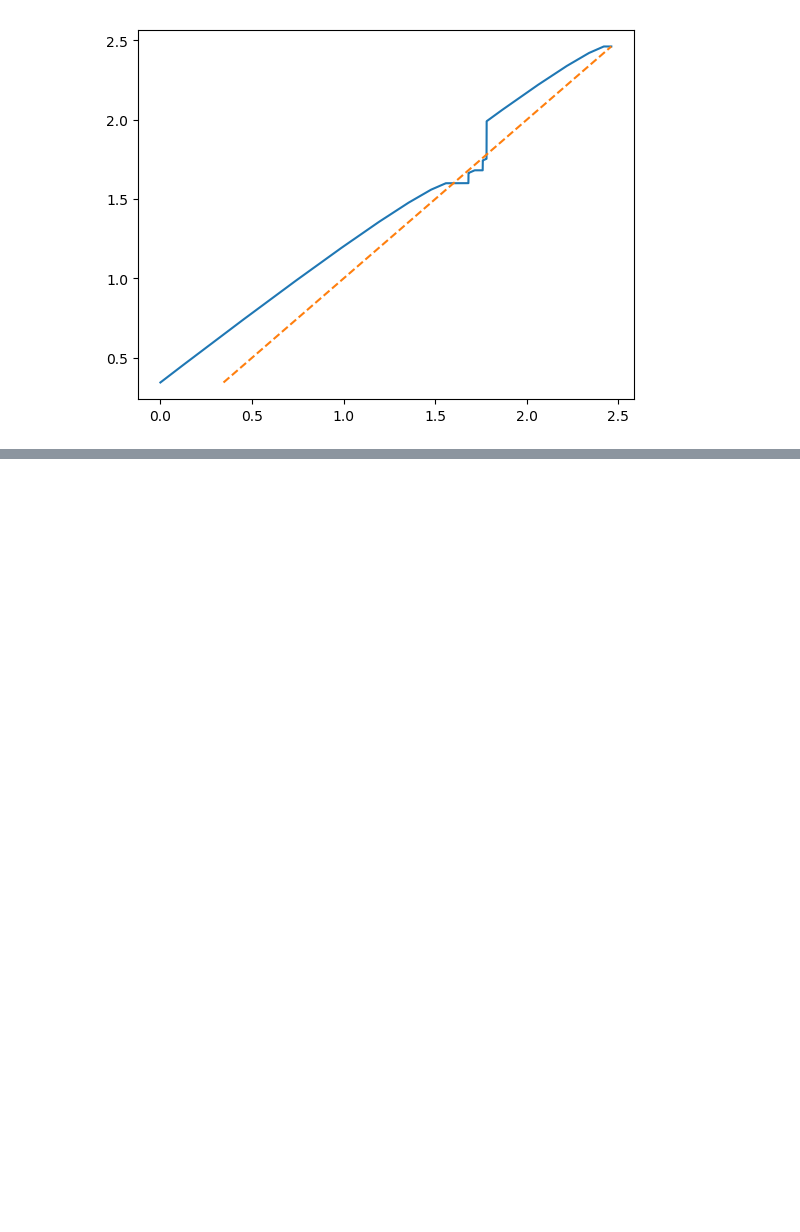
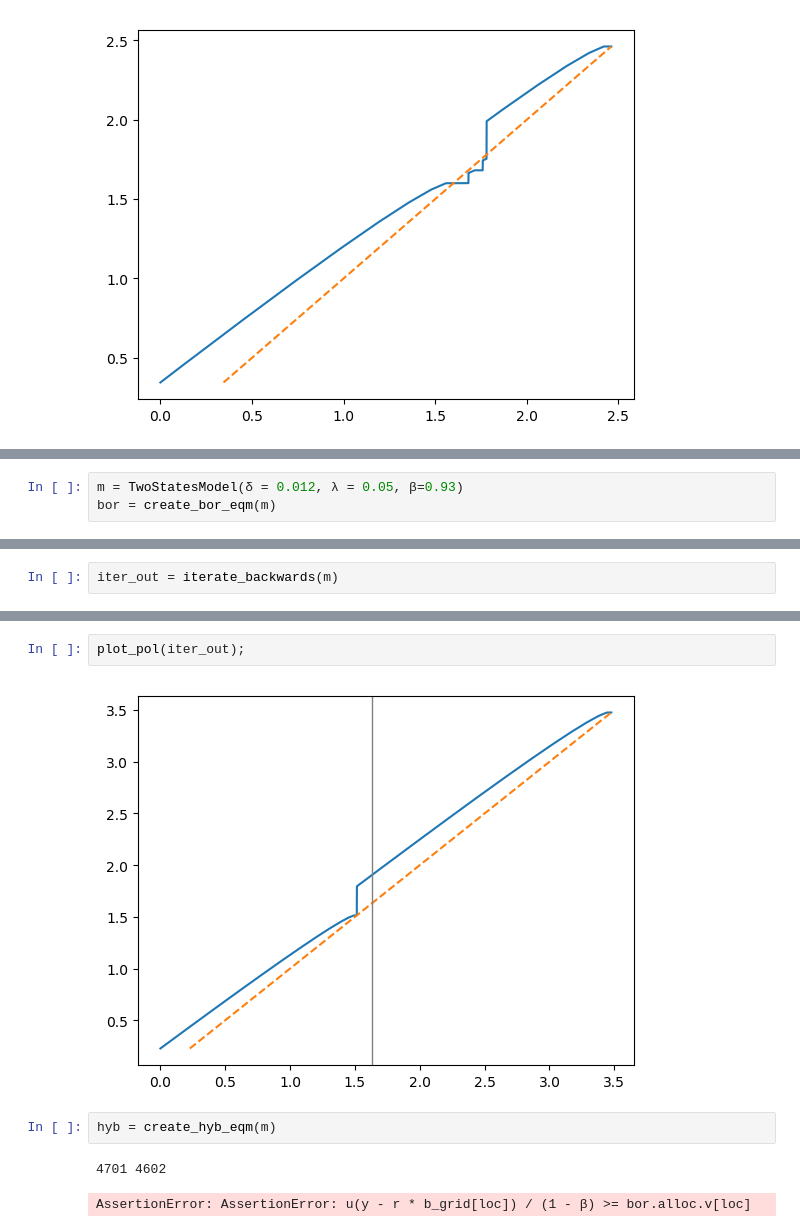
Before and after one commit to manuelamador/dilution_with_two_shocks, a Jupyter notebook: simulating_two_states.ipynb, the cells around one changed output, grey strips where cells are left out. Saved outputs shown, nothing was run; the diff lists cells and outputs as text; blank space fills up the shorter version.

Commit message:
iters

```diff
--- a/simulating_two_states.ipynb
+++ b/simulating_two_states.ipynb
@@ -261,0 +264,3 @@ plot_pol(sav);
+# %%
+m = TwoStatesModel(δ = 0.012, λ = 0.05, β=0.93)
+bor = create_bor_eqm(m)
@@ -261,0 +275,2 @@ plot_pol(sav);
+# %%
+iter_out = iterate_backwards(m)
@@ -261,0 +296,9 @@ plot_pol(sav);
+# %%
+plot_pol(iter_out);
+# %% [output]
+[figure, added]
+# %%
+hyb = create_hyb_eqm(m)
+# %% [output]
+4701 4602
+AssertionError: AssertionError: u(y - r * b_grid[loc]) / (1 - β) >= bor.alloc.v[loc]
```
Also changed, not shown: parts of 8 cells of this notebook, 1 other file.
